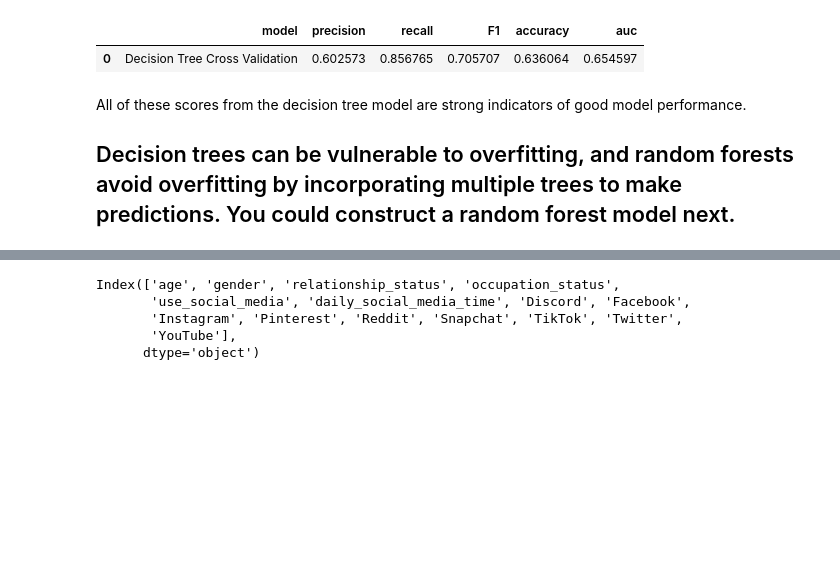
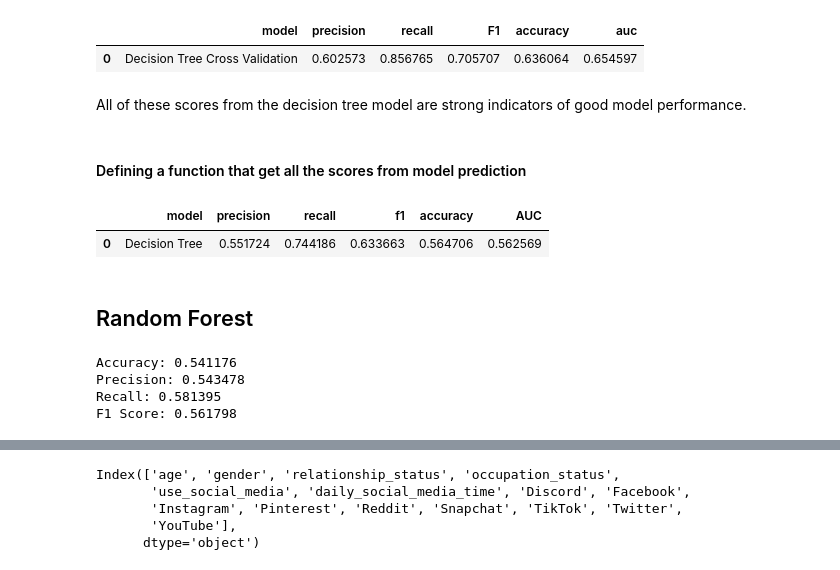
Before and after one commit to nirmal2i43a5/Predicting-Mental-Health-Risk-from-Social-Media-Behavior, a Jupyter notebook: mental_health_analysis.ipynb, the cells around one changed output, grey strips where cells are left out. Cells and saved outputs as stored; diff of their text form; code cells hidden in the pictures; blank space fills up the shorter version.

Commit message:
Updated with multiple model choices

```diff
--- a/mental_health_analysis.ipynb
+++ b/mental_health_analysis.ipynb
@@ -823,3 +859,7 @@ F1 Score: 0.635193
 # %% [markdown]
 ### Modeling Approach B: Tree-based Model
 This approach covers implementation of Decision Tree and Random Forest.
+# %%
+# Instantiate model
+dt_model = DecisionTreeClassifier(random_state=0)
+dt_model.fit(X_train, y_train)
@@ -918,5 +986,3 @@ decision_tree_cv_results
 | 0 | Decision Tree Cross Validation | 0.602573 | 0.856765 | 0.705707 | 0.636064 | 0.654597 |
 # %% [markdown]
 All of these scores from the decision tree model are strong indicators of good model performance.
-
-## Decision trees can be vulnerable to overfitting, and random forests avoid overfitting by incorporating multiple trees to make predictions. You could construct a random forest model next.
@@ -932,0 +989,54 @@ with open('logistic.pkl', 'wb') as f:
+# %% [markdown]
+#### Defining a function that get all the scores from model prediction
+# %%
+def get_scores(model_name:str, model, X_test_data, y_test_data):
+    '''
+    Generate a table of test scores.
+
+    In:
+        model_name (string):  How you want your model to be named in the output table
+        model:                A fit GridSearchCV object
+
+    '''
+
+    preds = model.best_estimator_.predict(X_test_data)
+
+    auc = roc_auc_score(y_test_data, preds)
+    accuracy = accuracy_score(y_test_data, preds)
+    precision = precision_score(y_test_data, preds)
+    recall = recall_score(y_test_data, preds)
+    f1 = f1_score(y_test_data, preds)
+
+    table = pd.DataFrame({'model': [model_name],
+                          'precision': [precision],
+                          'recall': [recall],
+                          'f1': [f1],
+                          'accuracy': [accuracy],
+                          'AUC': [auc]
+                         })
+
+    return table
+# %%
+# Get predictions on test data
+rf1_test_scores = get_scores('Decision Tree', decision_tree_grid, X_test, y_test)
+rf1_test_scores
+# %% [output]
+|  | model | precision | recall | f1 | accuracy | AUC |
+| 0 | Decision Tree | 0.551724 | 0.744186 | 0.633663 | 0.564706 | 0.562569 |
+# %% [markdown]
+## Random Forest
+# %%
+#Random forest model
+rf_model = RandomForestClassifier(random_state=42)
+rf_model.fit(X_train, y_train)
+rf_pred = rf_model.predict(X_test)
+#metrics
+print("Accuracy:", "%.6f" % accuracy_score(y_test, rf_pred))
+print("Precision:", "%.6f" % precision_score(y_test, rf_pred))
+print("Recall:", "%.6f" % recall_score(y_test, rf_pred))
+print("F1 Score:", "%.6f" % f1_score(y_test, rf_pred))
+# %% [output]
+Accuracy: 0.541176
+Precision: 0.543478
+Recall: 0.581395
+F1 Score: 0.561798
```
Also changed, not shown: parts of 41 cells of this notebook, 6 other files.
